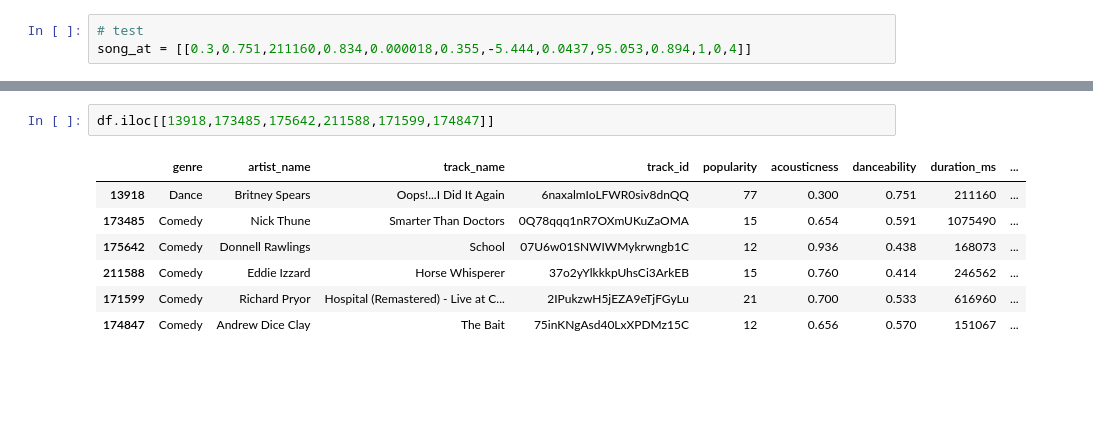
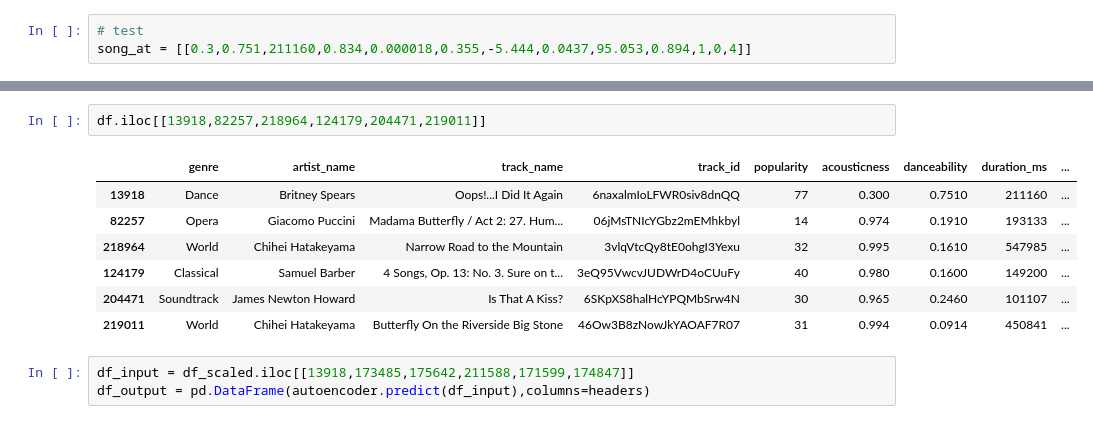
Before and after one commit to bw-spotify2/ds, a Jupyter notebook: Song_Selector_Model_Building.ipynb, the cells around one changed output, grey strips where cells are left out. Saved outputs shown, nothing was run; the diff lists cells and outputs as text; blank space fills up the shorter version.

```diff
--- a/Song_Selector_Model_Building.ipynb
+++ b/Song_Selector_Model_Building.ipynb
@@ -567,10 +604,13 @@ test
+# %%
+df.iloc[[13918,82257,218964,124179,204471,219011]]
+# %% [output]
+|  | genre | artist_name | track_name | track_id | popularity | acousticness | danceability | duration_ms | ... |
+| 13918 | Dance | Britney Spears | Oops!...I Did It Again | 6naxalmIoLFWR0siv8dnQQ | 77 | 0.300 | 0.7510 | 211160 | ... |
+| 82257 | Opera | Giacomo Puccini | Madama Butterfly / Act 2: 27. Hum... | 06jMsTNIcYGbz2mEMhkbyl | 14 | 0.974 | 0.1910 | 193133 | ... |
+| 218964 | World | Chihei Hatakeyama | Narrow Road to the Mountain | 3vlqVtcQy8tE0ohgI3Yexu | 32 | 0.995 | 0.1610 | 547985 | ... |
+| 124179 | Classical | Samuel Barber | 4 Songs, Op. 13: No. 3. Sure on t... | 3eQ95VwcvJUDWrD4oCUuFy | 40 | 0.980 | 0.1600 | 149200 | ... |
+| 204471 | Soundtrack | James Newton Howard | Is That A Kiss? | 6SKpXS8halHcYPQMbSrw4N | 30 | 0.965 | 0.2460 | 101107 | ... |
+| 219011 | World | Chihei Hatakeyama | Butterfly On the Riverside Big Stone | 46Ow3B8zNowJkYAOAF7R07 | 31 | 0.994 | 0.0914 | 450841 | ... |
 # %%
-df.iloc[[13918,173485,175642,211588,171599,174847]]
+df_input = df_scaled.iloc[[13918,173485,175642,211588,171599,174847]]
+df_output = pd.DataFrame(autoencoder.predict(df_input),columns=headers)
-# %% [output]
-|  | genre | artist_name | track_name | track_id | popularity | acousticness | danceability | duration_ms | ... |
-| 13918 | Dance | Britney Spears | Oops!...I Did It Again | 6naxalmIoLFWR0siv8dnQQ | 77 | 0.300 | 0.751 | 211160 | ... |
-| 173485 | Comedy | Nick Thune | Smarter Than Doctors | 0Q78qqq1nR7OXmUKuZaOMA | 15 | 0.654 | 0.591 | 1075490 | ... |
-| 175642 | Comedy | Donnell Rawlings | School | 07U6w01SNWIWMykrwngb1C | 12 | 0.936 | 0.438 | 168073 | ... |
-| 211588 | Comedy | Eddie Izzard | Horse Whisperer | 37o2yYlkkkpUhsCi3ArkEB | 15 | 0.760 | 0.414 | 246562 | ... |
-| 171599 | Comedy | Richard Pryor | Hospital (Remastered) - Live at C... | 2IPukzwH5jEZA9eTjFGyLu | 21 | 0.700 | 0.533 | 616960 | ... |
-| 174847 | Comedy | Andrew Dice Clay | The Bait | 75inKNgAsd40LxXPDMz15C | 12 | 0.656 | 0.570 | 151067 | ... |
```
Also changed, not shown: parts of 21 cells of this notebook.
